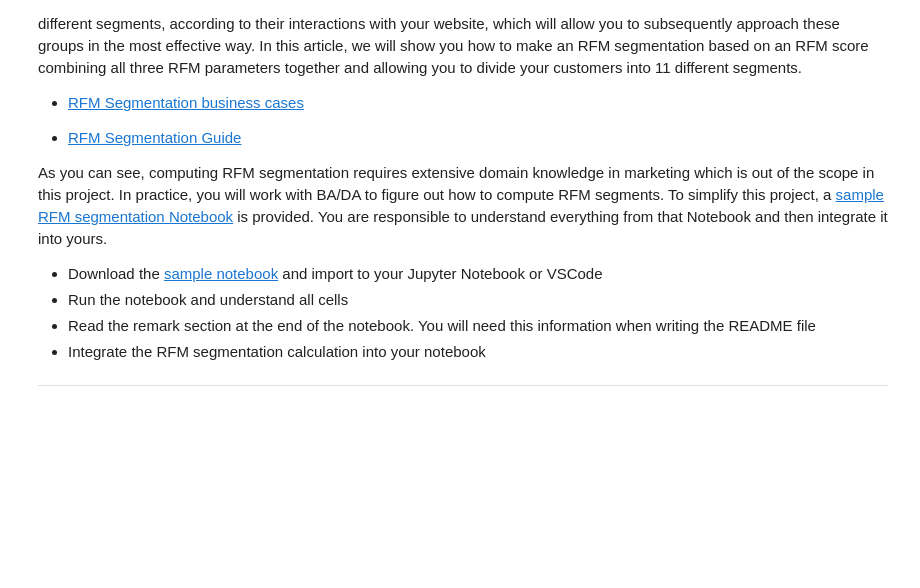
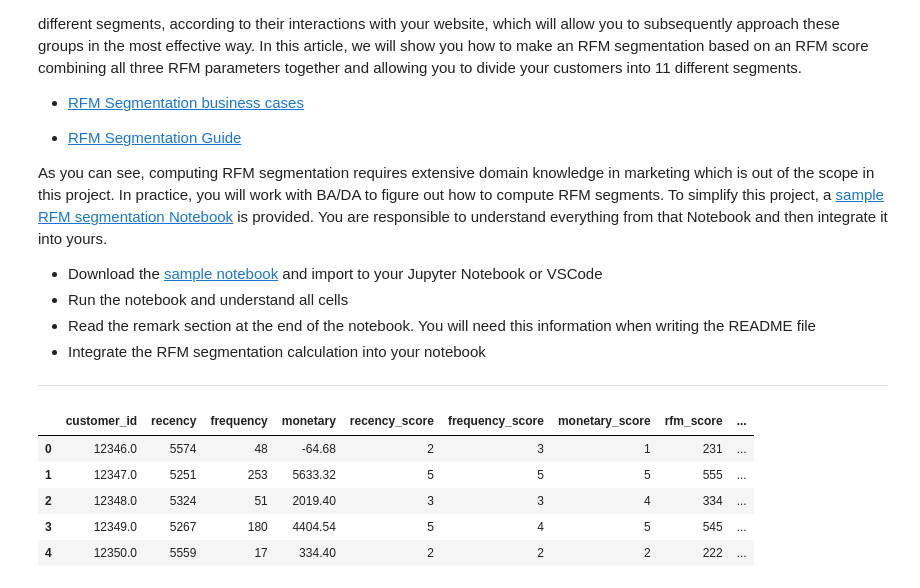
Before and after one commit to jarviscanada/jarvis_data_eng_CecilCao, a Jupyter notebook: python_data_analytics/retail_data_analytics_wrangling.ipynb, the cells around one changed output. Drawn from its saved outputs; the diff is of its cells as text; code cells hidden in the pictures; blank space fills up the shorter version.

```diff
--- a/python_data_analytics/retail_data_analytics_wrangling.ipynb
+++ b/python_data_analytics/retail_data_analytics_wrangling.ipynb
@@ -423,3 +427,19 @@ As you can see, computing RFM segmentation requires extensive domain knowledge i
 - Integrate the RFM segmentation calculation into your notebook
 
 ---
+# %%
+# Score the rfm into 5 sections
+scoring = [1, 2, 3, 4, 5]
+rfm_df['recency_score'] = pd.qcut(rfm_df['recency'], 5, [5, 4, 3, 2, 1])
+rfm_df['frequency_score'] = pd.qcut(rfm_df['frequency'].rank(method="first"), 5, scoring)
+rfm_df['monetary_score'] = pd.qcut(rfm_df['monetary'], 5, scoring)
+
+rfm_df['rfm_score'] = rfm_df.recency_score.astype(str) + rfm_df.frequency_score.astype(str) + rfm_df.monetary_score.astype(str)
+rfm_df.head()
+# %% [output]
+|  | customer_id | recency | frequency | monetary | recency_score | frequency_score | monetary_score | rfm_score | ... |
+| 0 | 12346.0 | 5574 | 48 | -64.68 | 2 | 3 | 1 | 231 | ... |
+| 1 | 12347.0 | 5251 | 253 | 5633.32 | 5 | 5 | 5 | 555 | ... |
+| 2 | 12348.0 | 5324 | 51 | 2019.40 | 3 | 3 | 4 | 334 | ... |
+| 3 | 12349.0 | 5267 | 180 | 4404.54 | 5 | 4 | 5 | 545 | ... |
+| 4 | 12350.0 | 5559 | 17 | 334.40 | 2 | 2 | 2 | 222 | ... |
```
Also changed, not shown: parts of 6 cells of this notebook.
